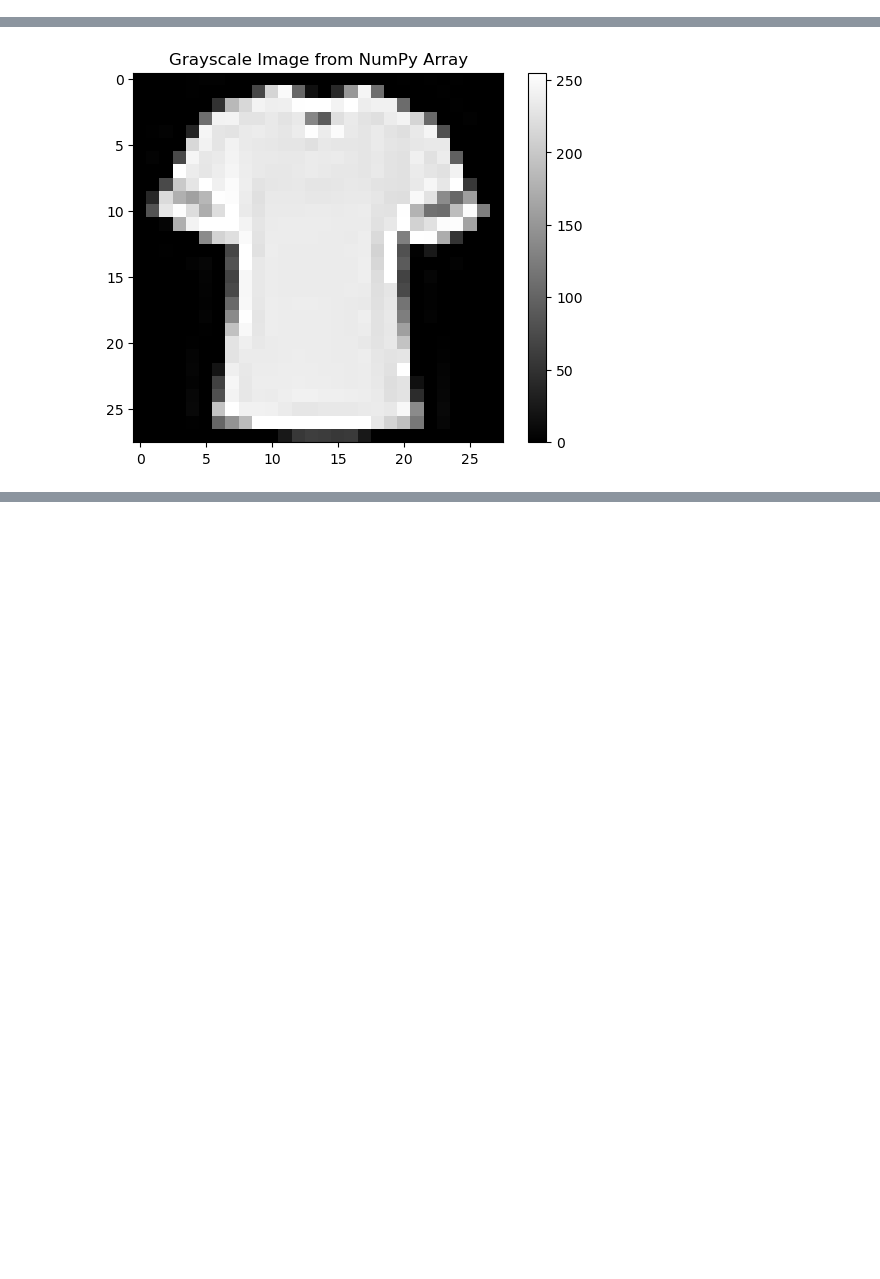
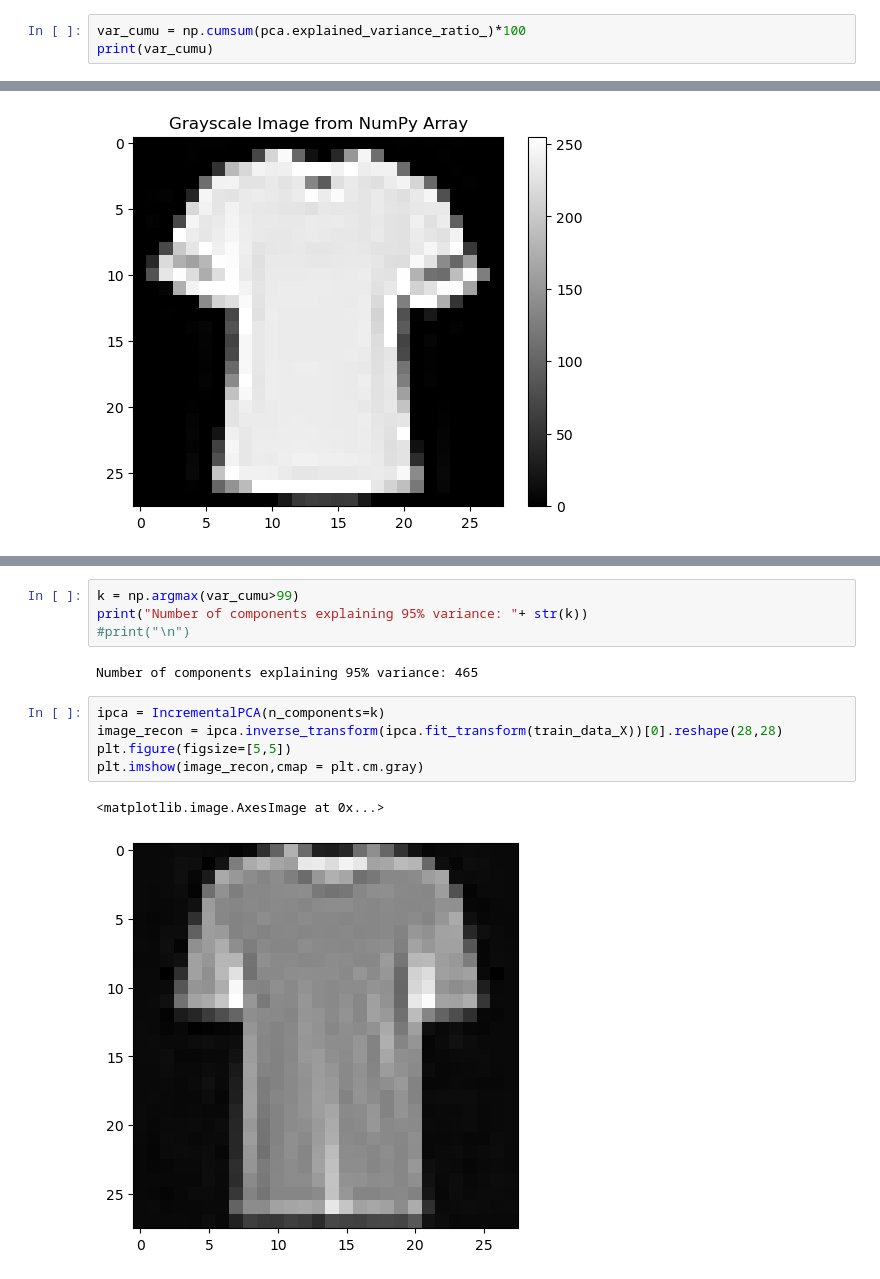
Before and after one commit to kfkfkflmej/ML2024Midi, a Jupyter notebook: Data_exploration.ipynb, the cells around one changed output, grey strips where cells are left out. Cells and saved outputs as stored; diff of their text form; blank space fills up the shorter version.

```diff
--- a/Data_exploration.ipynb
+++ b/Data_exploration.ipynb
@@ -122,3 +122,6 @@ Component | Cumulative Variance
+# %%
+var_cumu = np.cumsum(pca.explained_variance_ratio_)*100
+print(var_cumu)
 # %%
 images=np.array([[train_data_X[0],train_data_X[2],train_data_X[14],train_data_X[18]], #T-shirts/tops
                  [train_data_X[1],train_data_X[5],train_data_X[9],train_data_X[13]], #Trousers
@@ -184,3 +191,17 @@ ValueError: n_components=10 must be between 0 and min(n_samples, n_features)=1 w
+# %%
+k = np.argmax(var_cumu>99)
+print("Number of components explaining 95% variance: "+ str(k))
+#print("\n")
+# %% [output]
+Number of components explaining 95% variance: 465
+# %%
+ipca = IncrementalPCA(n_components=k)
+image_recon = ipca.inverse_transform(ipca.fit_transform(train_data_X))[0].reshape(28,28)
+plt.figure(figsize=[5,5])
+plt.imshow(image_recon,cmap = plt.cm.gray)
+# %% [output]
+<matplotlib.image.AxesImage at 0x...>
+[figure, added]
 # %%
 def plot_at_k(k):
     ipca = IncrementalPCA(n_components=k)
```
Also changed, not shown: parts of 9 cells of this notebook.
